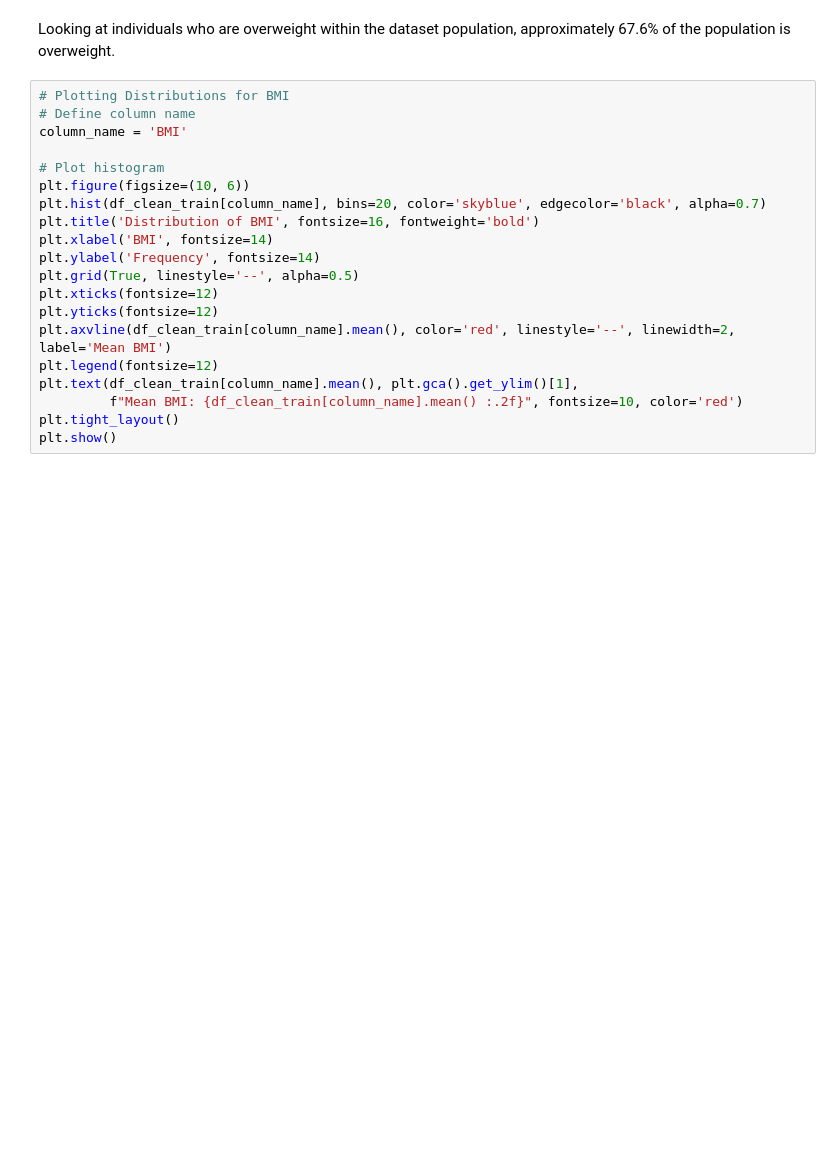
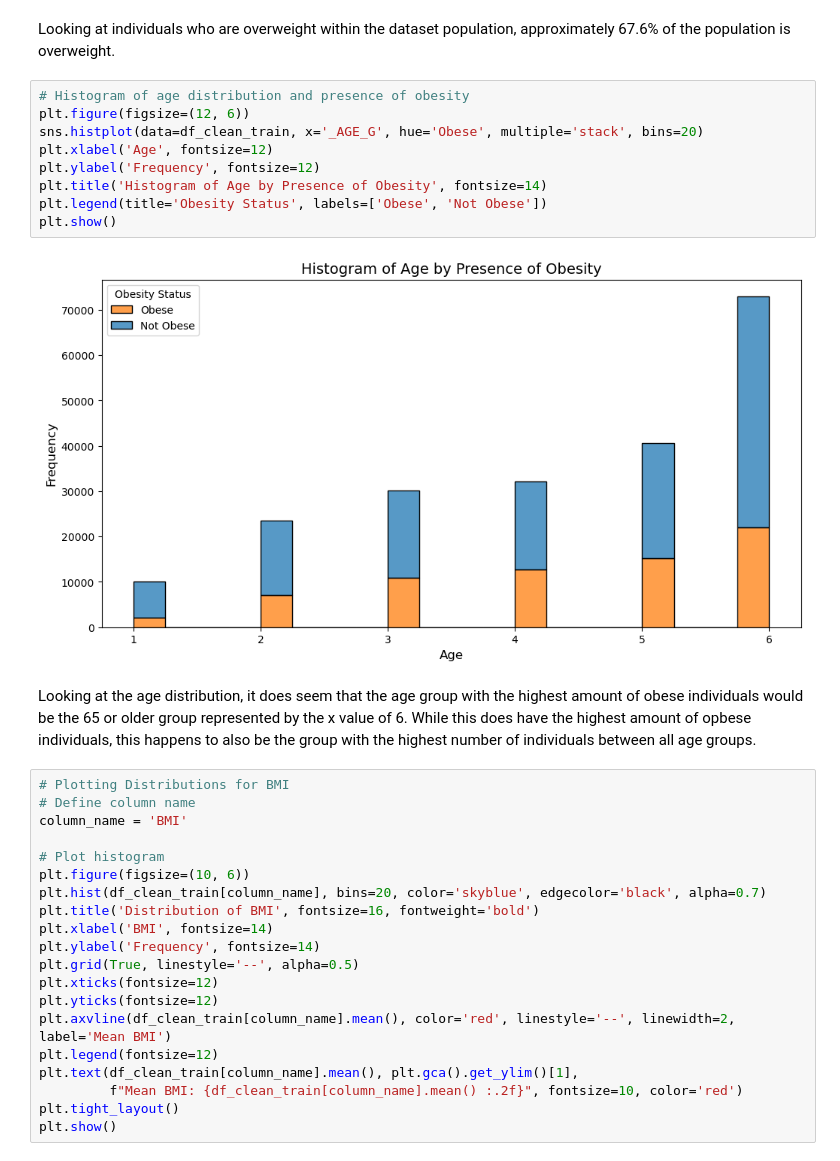
Before and after one commit to ldwilker10/predicting_obesity, a Jupyter notebook: notebook_final.ipynb, the cells around one changed output. Saved outputs shown, nothing was run; the diff lists cells and outputs as text; blank space fills up the shorter version.

```diff
--- a/notebook_final.ipynb
+++ b/notebook_final.ipynb
@@ -752,6 +721,19 @@ plt.show()
 [figure]
 # %% [markdown]
 Looking at individuals who are overweight within the dataset population, approximately 67.6% of the population is overweight.
+# %%
+# Histogram of age distribution and presence of obesity
+plt.figure(figsize=(12, 6))
+sns.histplot(data=df_clean_train, x='_AGE_G', hue='Obese', multiple='stack', bins=20)
+plt.xlabel('Age', fontsize=12)
+plt.ylabel('Frequency', fontsize=12)
+plt.title('Histogram of Age by Presence of Obesity', fontsize=14)
+plt.legend(title='Obesity Status', labels=['Obese', 'Not Obese'])
+plt.show()
+# %% [output]
+[figure, added]
+# %% [markdown]
+Looking at the age distribution, it does seem that the age group with the highest amount of obese individuals would be the 65 or older group represented by the x value of 6. While this does have the highest amount of opbese individuals, this happens to also be the group with the highest number of individuals between all age groups.
 # %%
 # Plotting Distributions for BMI
 # Define column name
```
Also changed, not shown: parts of 27 cells of this notebook, 3 other files.
